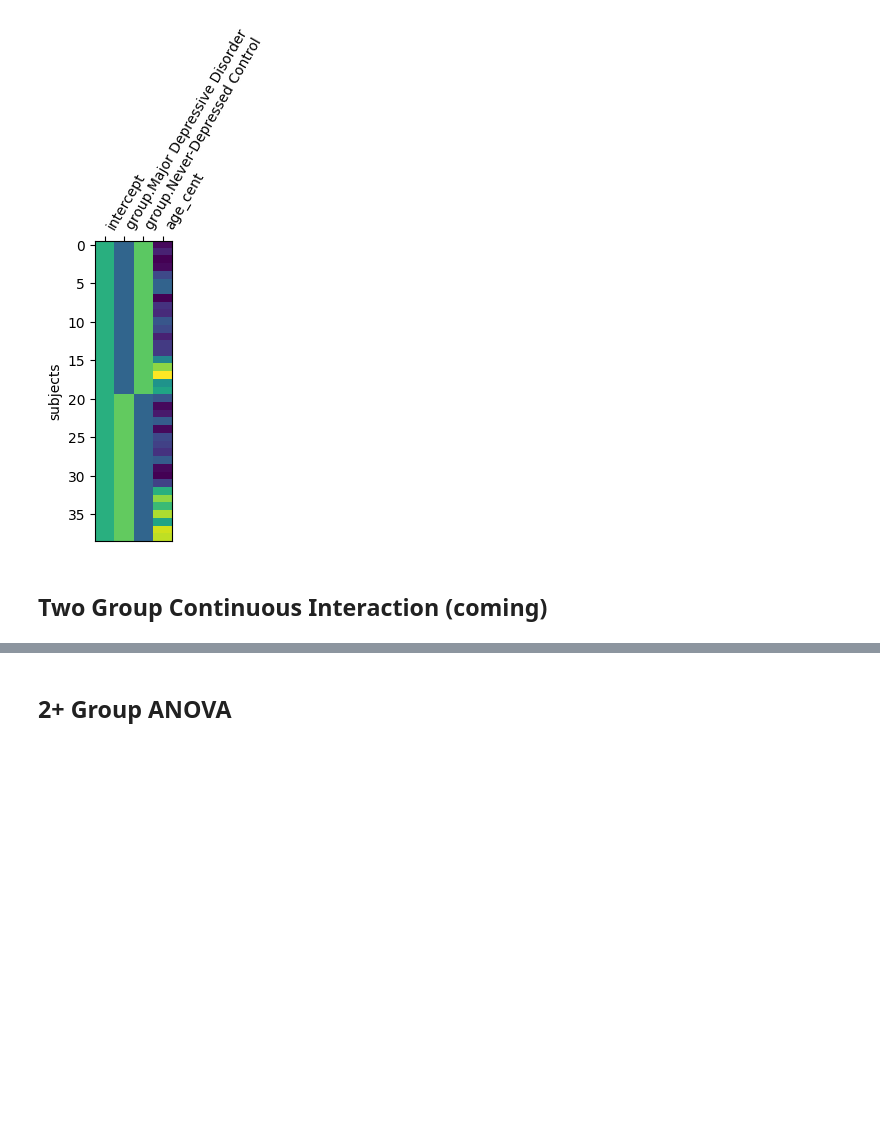
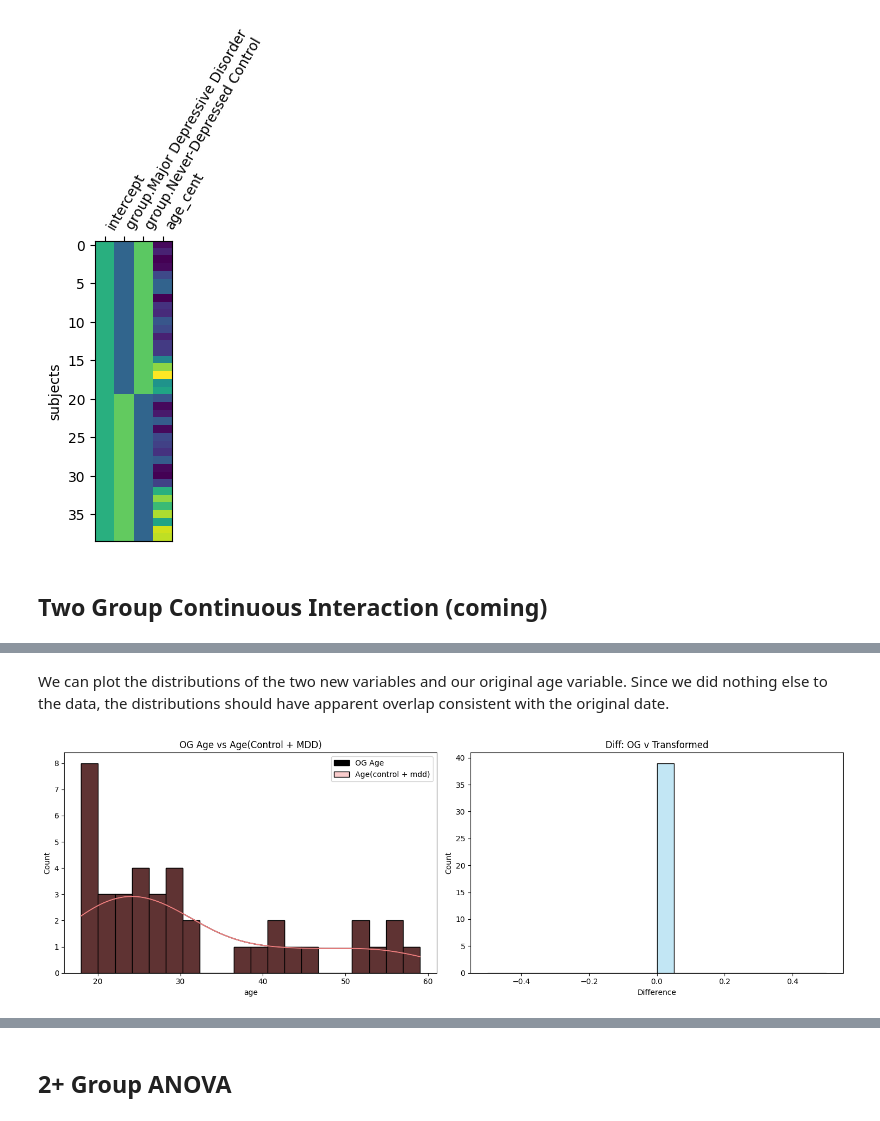
Before and after one commit to demidenm/bidsstatsmod_groupmods, a Jupyter notebook: notebooks/transformations.ipynb, the cells around one changed output, grey strips where cells are left out. Cells and saved outputs as stored; diff of their text form; code cells hidden in the pictures; blank space fills up the shorter version.

```diff
--- a/notebooks/transformations.ipynb
+++ b/notebooks/transformations.ipynb
@@ -1951,0 +2262,3 @@ plt.show()
+# %%
+grp_df = dataset_outputs[0].trans_hist[-1].output.to_df(entities=True)
+grp_df.head(5)
@@ -1951,0 +2272,23 @@ plt.show()
+# %% [markdown]
+We can plot the distributions of the two new variables and our original age variable. Since we did nothing else to the data, the distributions should have apparent overlap consistent with the original date.
+# %%
+fig, (ax1, ax2) = plt.subplots(1, 2, figsize=(15, 5))
+
+# dist plot of ages
+age_reconstructed = grp_df['age_control'] + grp_df['age_mdd']
+sns.histplot(grp_df['age'], bins=20, color='black', kde=True, alpha=1,
+             label='OG Age', ax=ax1)
+sns.histplot(age_reconstructed, bins=20, color='lightcoral', kde=True, alpha=0.4,
+             label='Age(control + mdd)', ax=ax1)
+ax1.set_title('OG Age vs Age(Control + MDD)')
+ax1.legend()
+
+age_difference = grp_df['age'] - age_reconstructed
+sns.histplot(age_difference, bins=20, color='skyblue', kde=True, alpha=0.5, ax=ax2)
+ax2.set_title('Diff: OG v Transformed')
+ax2.set_xlabel('Difference')
+
+plt.tight_layout()
+plt.show()
+# %% [output]
+[figure, added]
```
Also changed, not shown: parts of 10 cells of this notebook.
